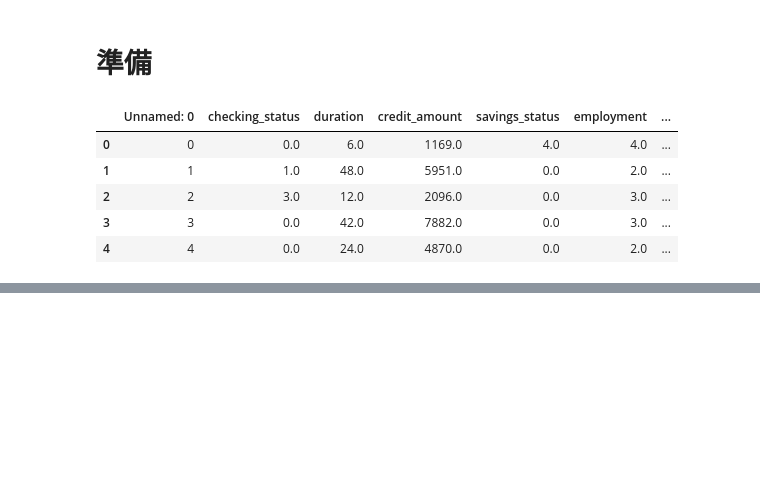
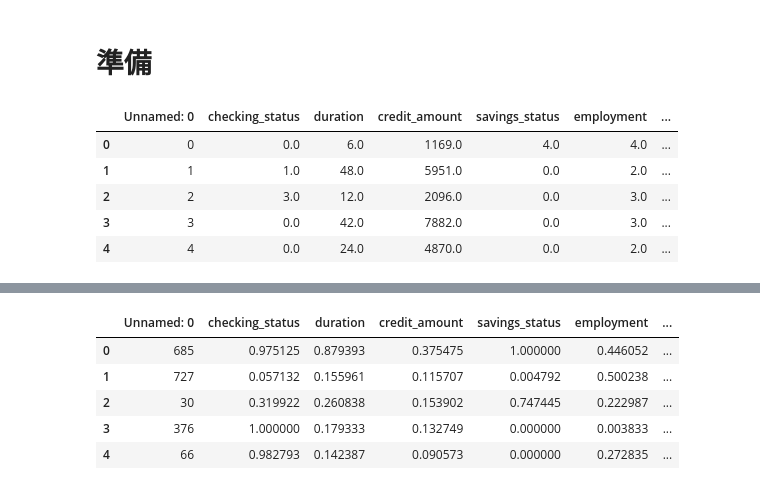
Before and after one commit to ShotaArima/lowprofool_x86, a Jupyter notebook: src/research.ipynb, the cells around one changed output, grey strips where cells are left out. Saved outputs shown, nothing was run; the diff lists cells and outputs as text; code cells hidden in the pictures; blank space fills up the shorter version.

```diff
--- a/src/research.ipynb
+++ b/src/research.ipynb
@@ -18,0 +75,10 @@ df_orig.head()
+# %%
+df_deepfool = pd.read_csv("data/deepfool.csv")
+df_deepfool.head()
+# %% [output]
+|  | Unnamed: 0 | checking_status | duration | credit_amount | savings_status | employment | ... |
+| 0 | 685 | 0.975125 | 0.879393 | 0.375475 | 1.000000 | 0.446052 | ... |
+| 1 | 727 | 0.057132 | 0.155961 | 0.115707 | 0.004792 | 0.500238 | ... |
+| 2 | 30 | 0.319922 | 0.260838 | 0.153902 | 0.747445 | 0.222987 | ... |
+| 3 | 376 | 1.000000 | 0.179333 | 0.132749 | 0.000000 | 0.003833 | ... |
+| 4 | 66 | 0.982793 | 0.142387 | 0.090573 | 0.000000 | 0.272835 | ... |
```
Also changed, not shown: parts of 9 cells of this notebook, 1 other file.
